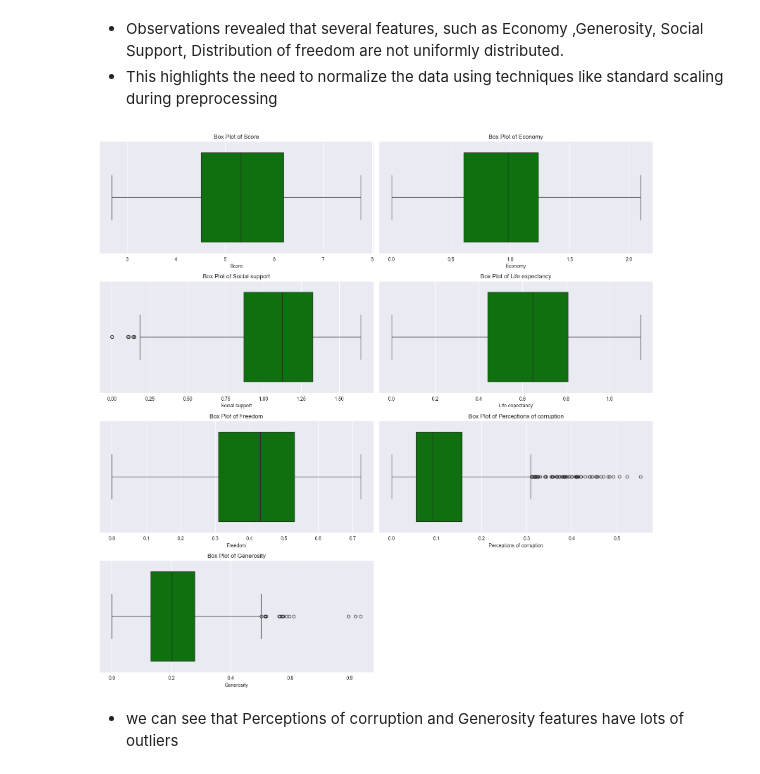
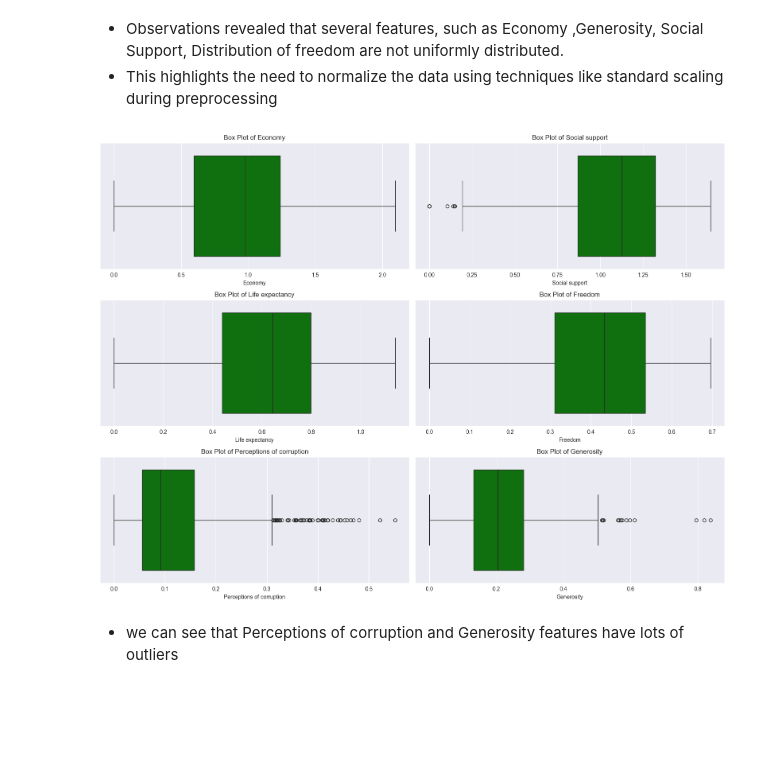
Before and after one commit to Cooper-JSK/World_Happiness_Score, a Jupyter notebook: project.ipynb, the cells around one changed output. Cells and saved outputs as stored; diff of their text form; code cells hidden in the pictures; blank space fills up the shorter version.

```diff
--- a/project.ipynb
+++ b/project.ipynb
@@ -330,7 +330,7 @@ To understand the distribution of numerical features:
 - Histograms: Visualizations for each numeric column show the frequency and spread of data.
 # %%
 # Histogram for each numeric column
-numeric_features = ['Score', 'Economy', 'Social support', 'Life expectancy', 'Freedom',
+numeric_features = ['Economy', 'Social support', 'Life expectancy', 'Freedom',
                     'Perceptions of corruption', 'Generosity']
 
 # Calculate the number of rows needed (ceiling division)
@@ -343,7 +343,7 @@ plt.figure(figsize=(16, 4 * num_rows))
 # Plot histograms in a 2-column grid
 for i, feature in enumerate(numeric_features, 1):
     plt.subplot(num_rows, 2, i)
-    sns.histplot(df_combined[feature], kde=True, bins=20, color='green')
+    sns.histplot(X_train[feature], kde=True, bins=20, color='green')
     plt.title(f'Distribution of {feature}')
     plt.xlabel(feature)
     plt.ylabel('Frequency')
@@ -360,22 +360,24 @@ plt.show()
 - This highlights the need to normalize the data using techniques like standard scaling during preprocessing
 # %%
 # Boxplot for each numeric column
+numeric_features = ['Economy', 'Social support', 'Life expectancy', 'Freedom',
+                    'Perceptions of corruption', 'Generosity']
 # Creating a figure with subplots in 2 columns
 plt.figure(figsize=(16, 4 * num_rows))
 
 # Plot boxplots in a 2-column grid
 for i, feature in enumerate(numeric_features, 1):
     plt.subplot(num_rows, 2, i)
-    sns.boxplot(x=df_combined[feature], color='green')
+    sns.boxplot(x=X_train[feature], color='green')
     plt.title(f'Box Plot of {feature}')
     plt.xlabel(feature)
 
 # Adjust the layout to prevent overlap
 plt.tight_layout()
 
 # Show the plot
 plt.show()
 # %% [output]
-[figure, old version]
+[figure, new version]
 # %% [markdown]
 - we can see that Perceptions of corruption and Generosity features have lots of outliers
```
Also changed, not shown: parts of 29 cells of this notebook.
